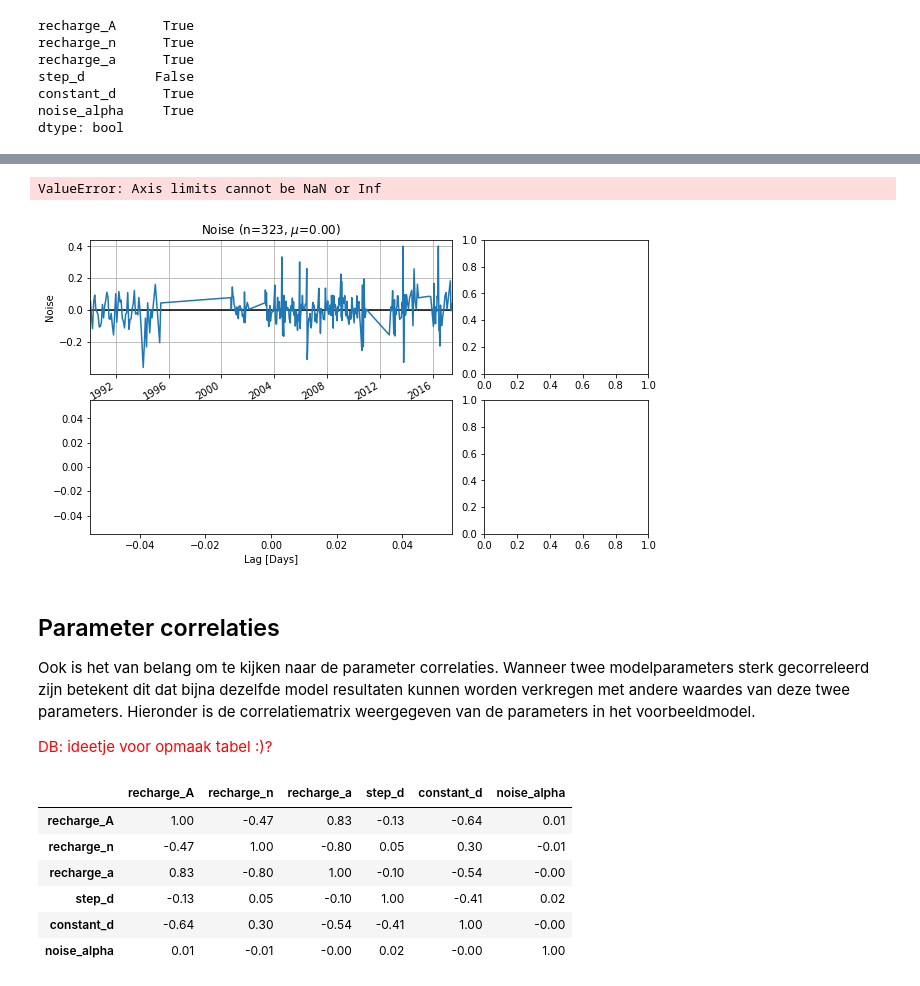
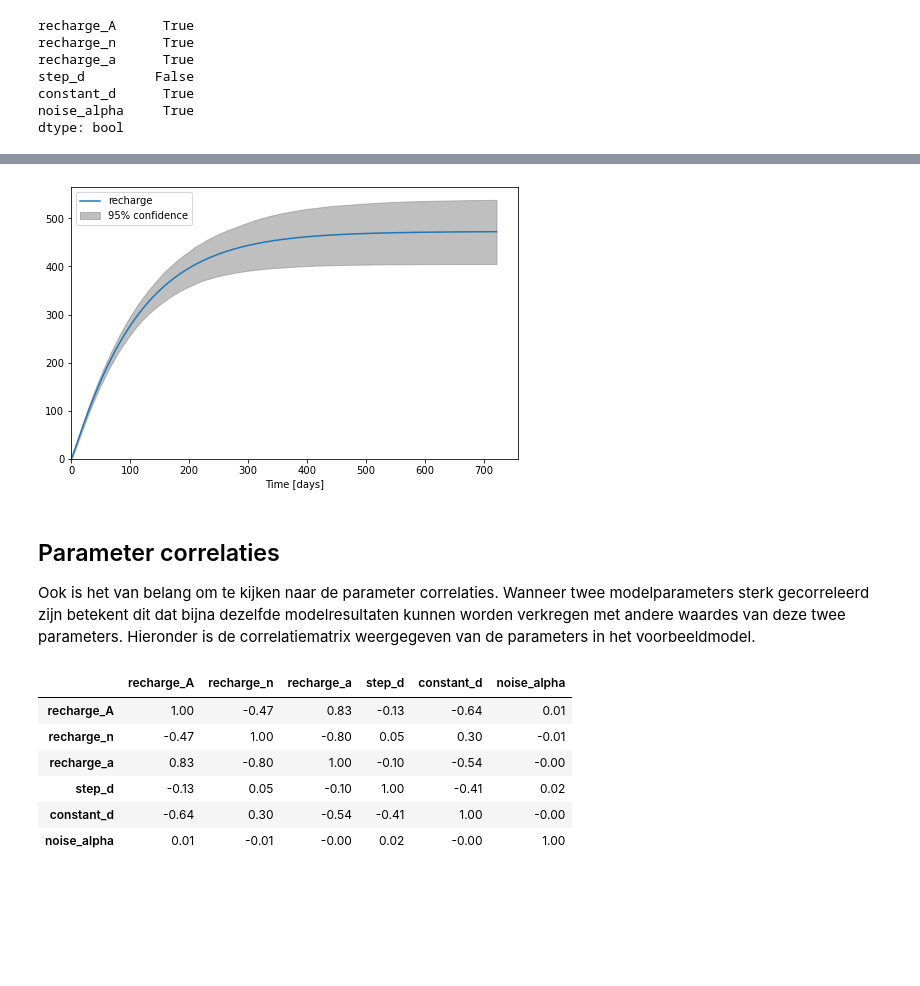
Before and after one commit to ArtesiaWater/stowa_handleiding_tijdreeksanalyse, a Jupyter notebook: beoordeling/beoordeling.ipynb, the cells around one changed output, grey strips where cells are left out. Saved outputs shown, nothing was run; the diff lists cells and outputs as text; code cells hidden in the pictures; blank space fills up the shorter version.

```diff
--- a/beoordeling/beoordeling.ipynb
+++ b/beoordeling/beoordeling.ipynb
@@ -307,11 +430,17 @@ ml.stats.diagnostics(alpha=0.05)
-# %%
-ml.plots.diagnostics()
-# %% [output]
-ValueError: Axis limits cannot be NaN or Inf
-[figure, removed]
+# %%
+# code om de bandbreedte weer te geven o.b.v. de standaarddeviatie.
+ci_step = ml_step.fit.ci_step_response("recharge", n=1000, alpha=0.05)
+
+fig, ax = plt.subplots(1, 1, figsize=(8, 5))
+ml_step.plots.step_response(['recharge'], ax=ax)
+
+ax.fill_between(ci_step.index, ci_step.iloc[:, 0], ci_step.iloc[:, 1], color="gray",
+                zorder=-1, alpha=0.5, label="95% confidence")
+ax.legend(loc="upper left")
+ax.set_ylim(bottom=0.0);
+# %% [output]
+[figure, added]
 # %% [markdown]
 ## Parameter correlaties<a name="correlatie"></a>
 
-Ook is het van belang om te kijken naar de parameter correlaties. Wanneer twee modelparameters sterk gecorreleerd zijn betekent dit dat bijna dezelfde model resultaten kunnen worden verkregen met andere waardes van deze twee parameters. Hieronder is de correlatiematrix weergegeven van de parameters in het voorbeeldmodel.
-
-<p style="color:red">DB: ideetje voor opmaak tabel :)?</p>
+Ook is het van belang om te kijken naar de parameter correlaties. Wanneer twee modelparameters sterk gecorreleerd zijn betekent dit dat bijna dezelfde modelresultaten kunnen worden verkregen met andere waardes van deze twee parameters. Hieronder is de correlatiematrix weergegeven van de parameters in het voorbeeldmodel.
```
Also changed, not shown: parts of 36 cells of this notebook.
